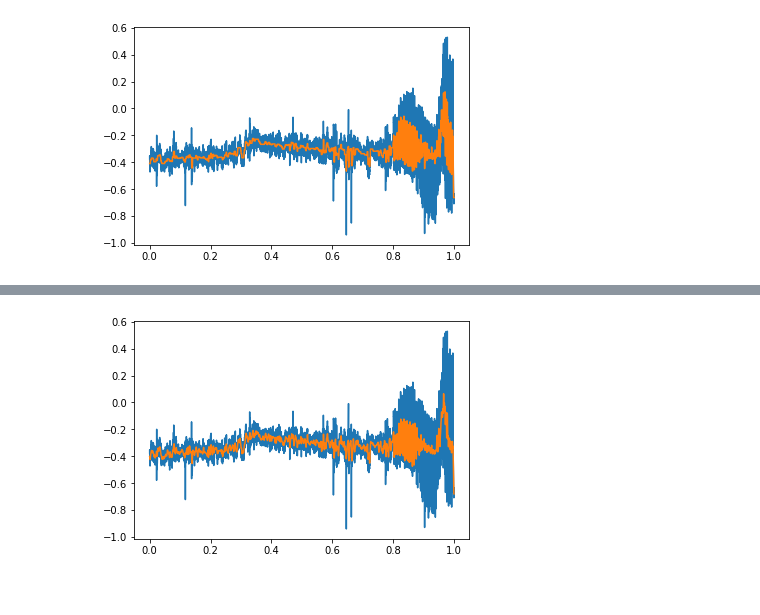
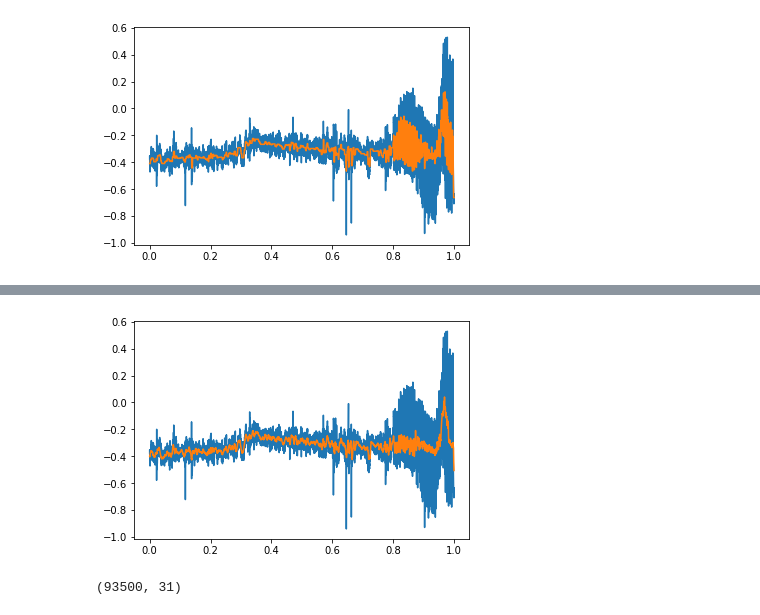
Before and after one commit to ProfDema/surrogate, a Jupyter notebook: epilepsy.ipynb, the cells around one changed output, grey strips where cells are left out. Drawn from its saved outputs; the diff is of its cells as text; code cells hidden in the pictures.

Commit message:
All data

```diff
--- a/epilepsy.ipynb
+++ b/epilepsy.ipynb
@@ -21,6 +26,23 @@ def getEmbeddedData(data, dim=2):
     numpts = len(data) - (dim-1)
     pts = [[data[i+j] for j in range(dim)] for i in range(numpts)]
     return np.array(pts)
+
+def movingAverage(data, window=20):
+    return np.convolve(data, np.ones(window), mode='valid')/window
+
+def load_matlab(folder: str, file_name: str, key: str) -> np.ndarray:
+    """
+    Read in a Matlab file and parse data out of it
+
+    :param folder:      location of Matlab file
+    :param file_name:   Matlab file name
+    :param key:         key to portion of Matlab content
+    :return:
+    """
+    full_path = os.path.join(folder, file_name)
+    mat_contents = sio.loadmat(full_path)
+    data = mat_contents[key]
+    return data
 # %%
 X = getEmbeddedData(data)
 # %%
@@ -60,8 +103,17 @@ plt.show()
 # %%
 N = len(data)
 t = np.linspace(0, 1, N + 1)[0:N]
 plt.plot(t, data)
-plt.plot(t, gdenoised)
+mdenoised = movingAverage(data, 350)
+N = len(mdenoised)
+t = np.linspace(0, 1, N + 1)[0:N]
+plt.plot(t, mdenoised)
 plt.show()
 # %% [output]
-[figure, old version]
+[figure, new version]
+# %%
+# Patient NA, raw data
+na_data = load_matlab("/Users/ilirdema/uoft/uhn/2020/rawdata/NA/EEG_MAT", "NA_d1_sz2.mat", "matrix_bi")
+print(na_data.shape)
+# %% [output]
+(93500, 31)
```
Also changed, not shown: parts of 8 cells of this notebook, 8 other files.
